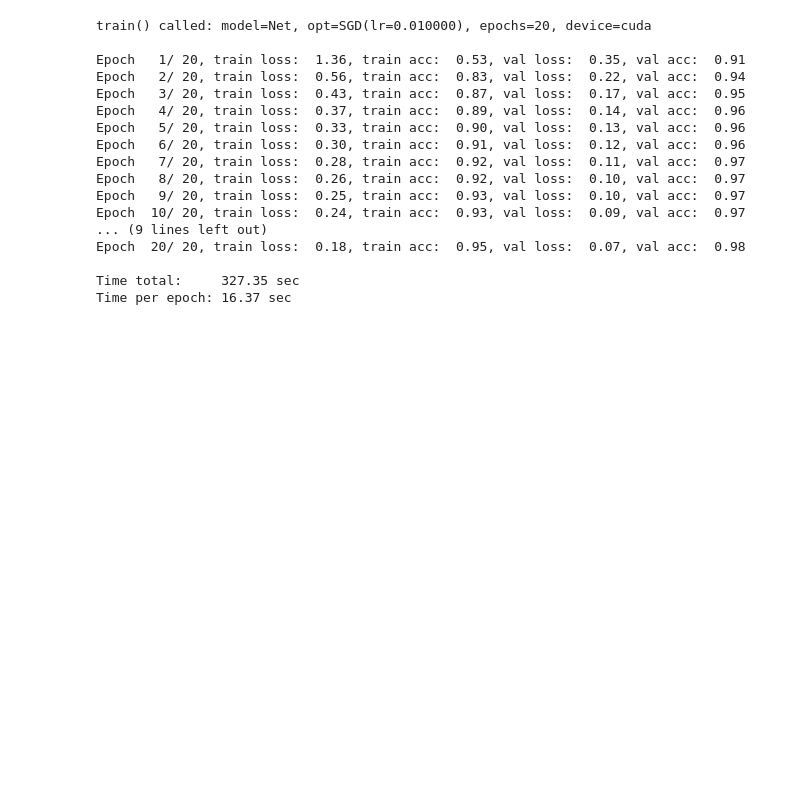
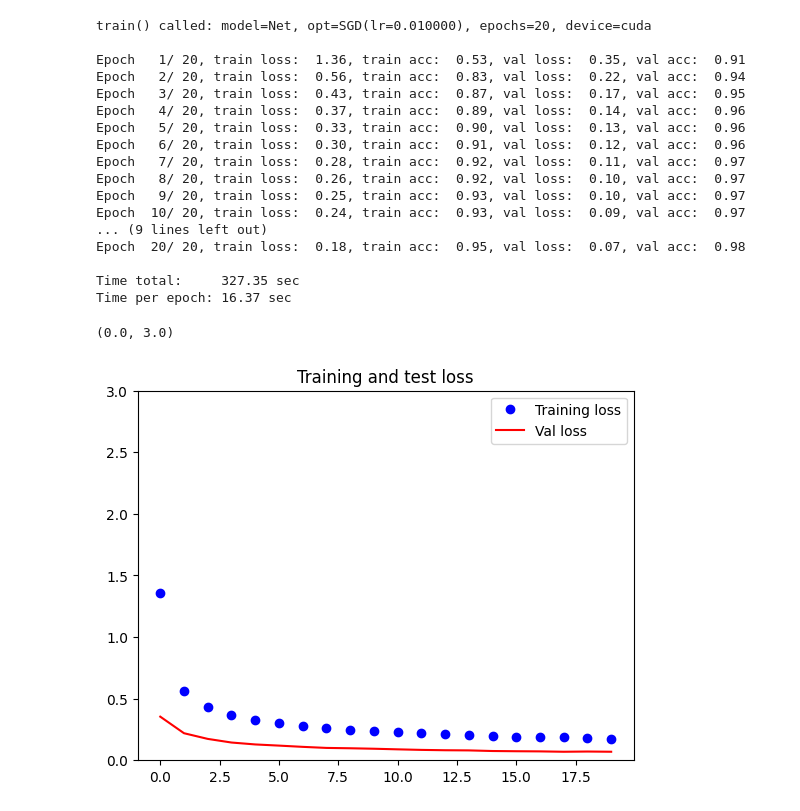
Before and after one commit to josegemez/pytorch_mnist, a Jupyter notebook: mnist.ipynb, the cells around one changed output. Drawn from its saved outputs; the diff is of its cells as text; code cells hidden in the pictures; blank space fills up the shorter version.

```diff
--- a/mnist.ipynb
+++ b/mnist.ipynb
@@ -92,7 +114,8 @@ class Net(nn.Module):
         x = self.fc1_drop(x) #dropout (regularizacion)
         x = F.relu(self.fc2(x)) #capa fully connect y luego activacion relu
         x = self.fc2_drop(x) #dropout (regularizacion)
-        return F.log_softmax(self.fc3(x), dim=1) #soft max (estimacion estadistica 0-1 de la probabildad de que sea de un etiqueta u otra)
+        x = self.fc3(x)
+        return F.log_softmax(x, dim=1) #soft max (estimacion estadistica 0-1 de la probabildad de que sea de un etiqueta u otra)
 # %% [markdown]
 ## Convolutional
 # %%
@@ -323,11 +309,13 @@ model.eval()
 import matplotlib.pyplot as plt
 # %%
 fig = plt.figure()
-epochs = len(train_loss)
 plt.plot(range(len(history['loss'])), history['loss'], 'bo', label='Training loss')
 plt.plot(range(len(history['val_loss'])), history['val_loss'], c="red",label='Val loss')
 plt.title('Training and test loss')
 plt.legend()
 plt.ylim([0, 3])
+# %% [output]
+(0.0, 3.0)
+[figure, added]
 # %%
 fig = plt.figure()
```
Also changed, not shown: parts of 13 cells of this notebook.
